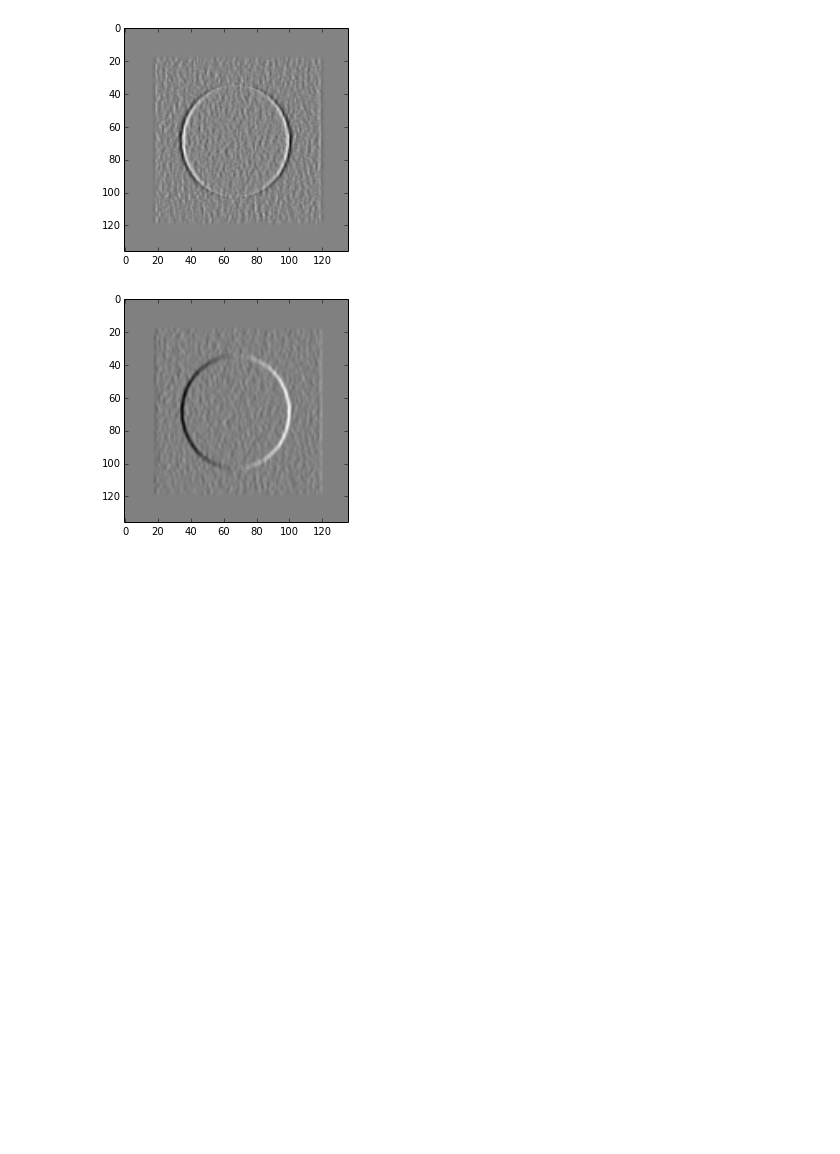
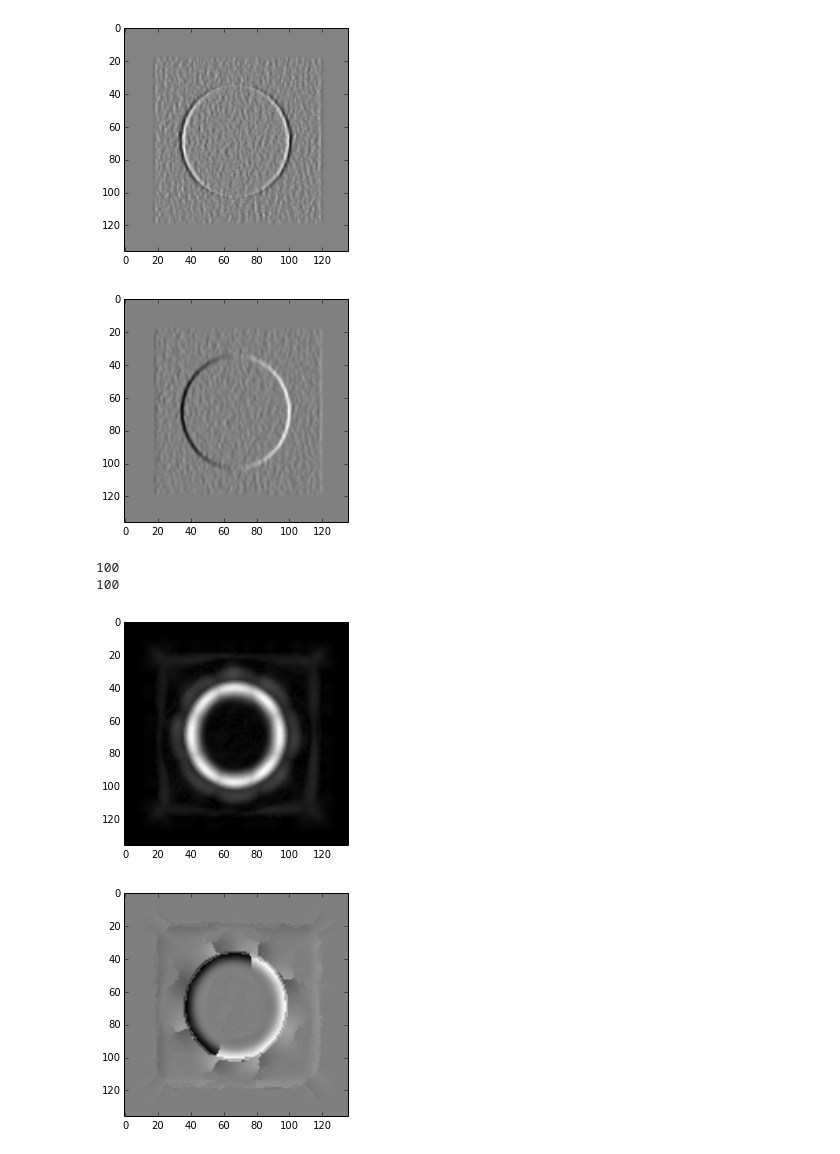
Before and after one commit to arvigj/ML-CV, a Jupyter notebook: CV_1.ipynb, the cells around one changed output. Drawn from its saved outputs; the diff is of its cells as text; code cells hidden in the pictures; blank space fills up the shorter version.

```diff
--- a/CV_1.ipynb
+++ b/CV_1.ipynb
@@ -79,3 +79,24 @@ plt.show()
 # %% [output]
 [figure]
 [figure]
+# %%
+#calculate maxima for the different angles
+max_array = np.zeros((len(image)+36,len(image[0])+36)) #padding
+print len(image)
+print len(image[0])
+for i in [1,3,6]:
+    for j in [0, np.pi/4., np.pi/2., 3*np.pi/4.]:
+        wavelet = psi_(37,37,19,19,j,i)
+        convolved = signal.convolve2d(image,wavelet)
+        max_array = np.maximum(convolved,max_array)
+# %% [output]
+100
+100
+# %%
+plt.imshow(max_array.real,cmap="gray")
+plt.show()
+plt.imshow(max_array.imag,cmap="gray")
+plt.show()
+# %% [output]
+[figure, added]
+[figure, added]
```
